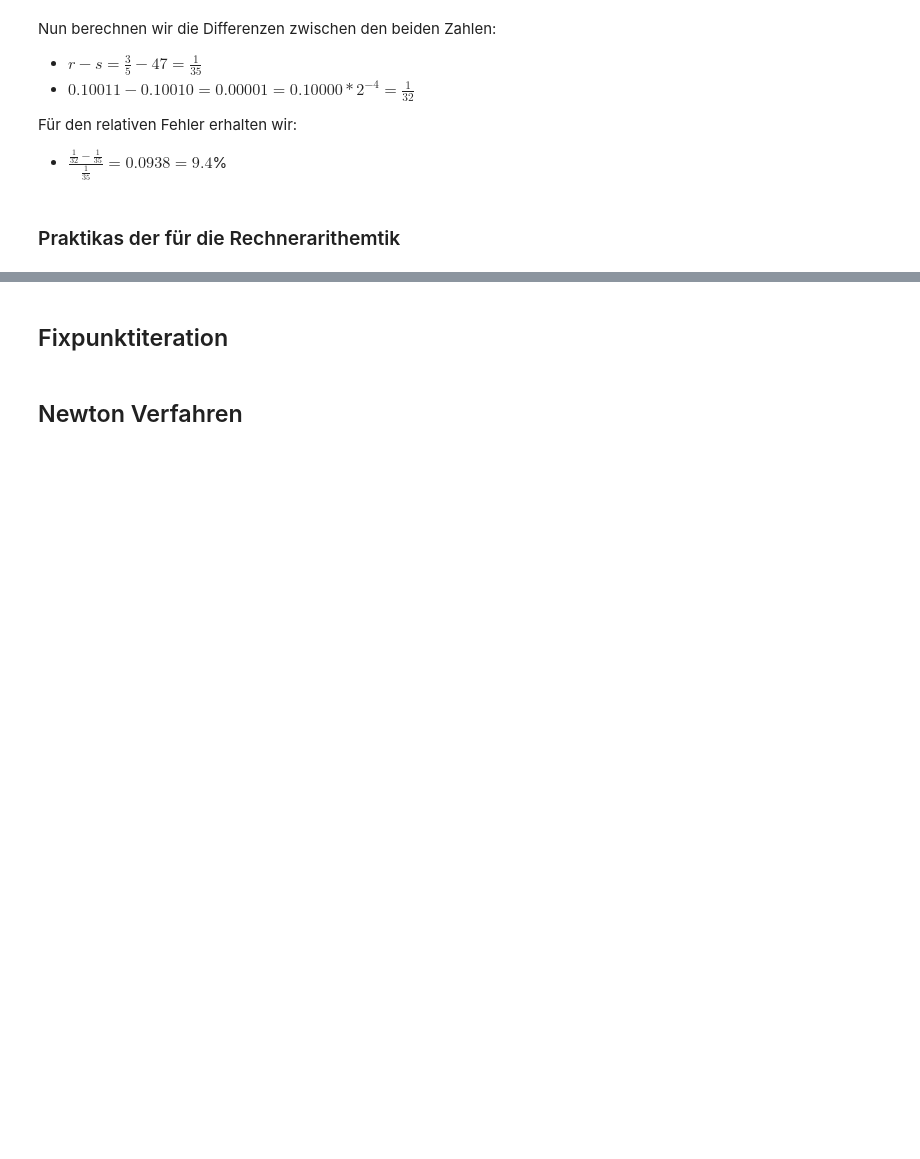
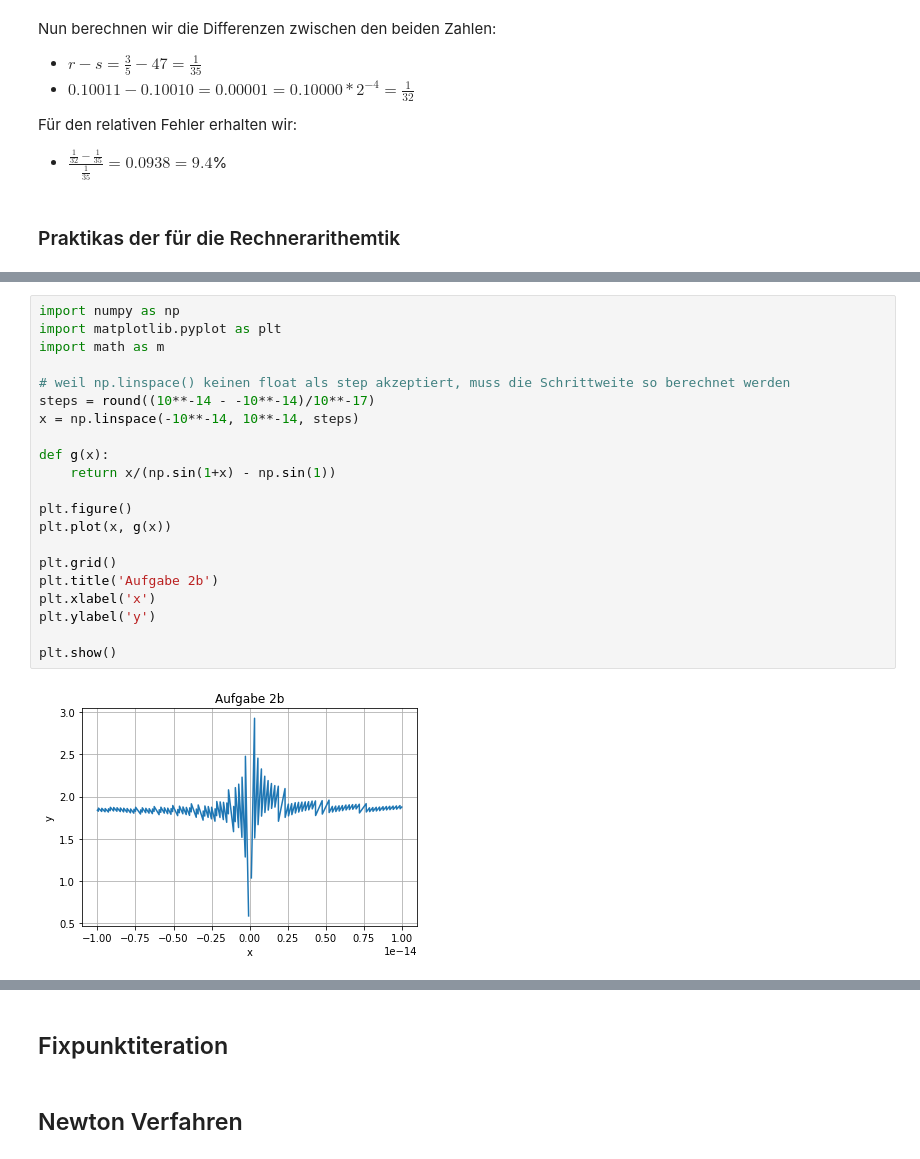
Before and after one commit to lucaArchidiacono/HM1, a Jupyter notebook: TestVorbereitung/testVorbereitung.ipynb, the cells around one changed output, grey strips where cells are left out. Saved outputs shown, nothing was run; the diff lists cells and outputs as text; blank space fills up the shorter version.

```diff
--- a/TestVorbereitung/testVorbereitung.ipynb
+++ b/TestVorbereitung/testVorbereitung.ipynb
@@ -173,0 +219,23 @@ Für den relativen Fehler erhalten wir:
+# %%
+import numpy as np
+import matplotlib.pyplot as plt
+import math as m
+
+# weil np.linspace() keinen float als step akzeptiert, muss die Schrittweite so berechnet werden
+steps = round((10**-14 - -10**-14)/10**-17)
+x = np.linspace(-10**-14, 10**-14, steps)
+
+def g(x):
+    return x/(np.sin(1+x) - np.sin(1))
+
+plt.figure()
+plt.plot(x, g(x))
+
+plt.grid()
+plt.title('Aufgabe 2b')
+plt.xlabel('x')
+plt.ylabel('y')
+
+plt.show()
+# %% [output]
+[figure, added]
```
Also changed, not shown: parts of 19 cells of this notebook, 7 other files.
